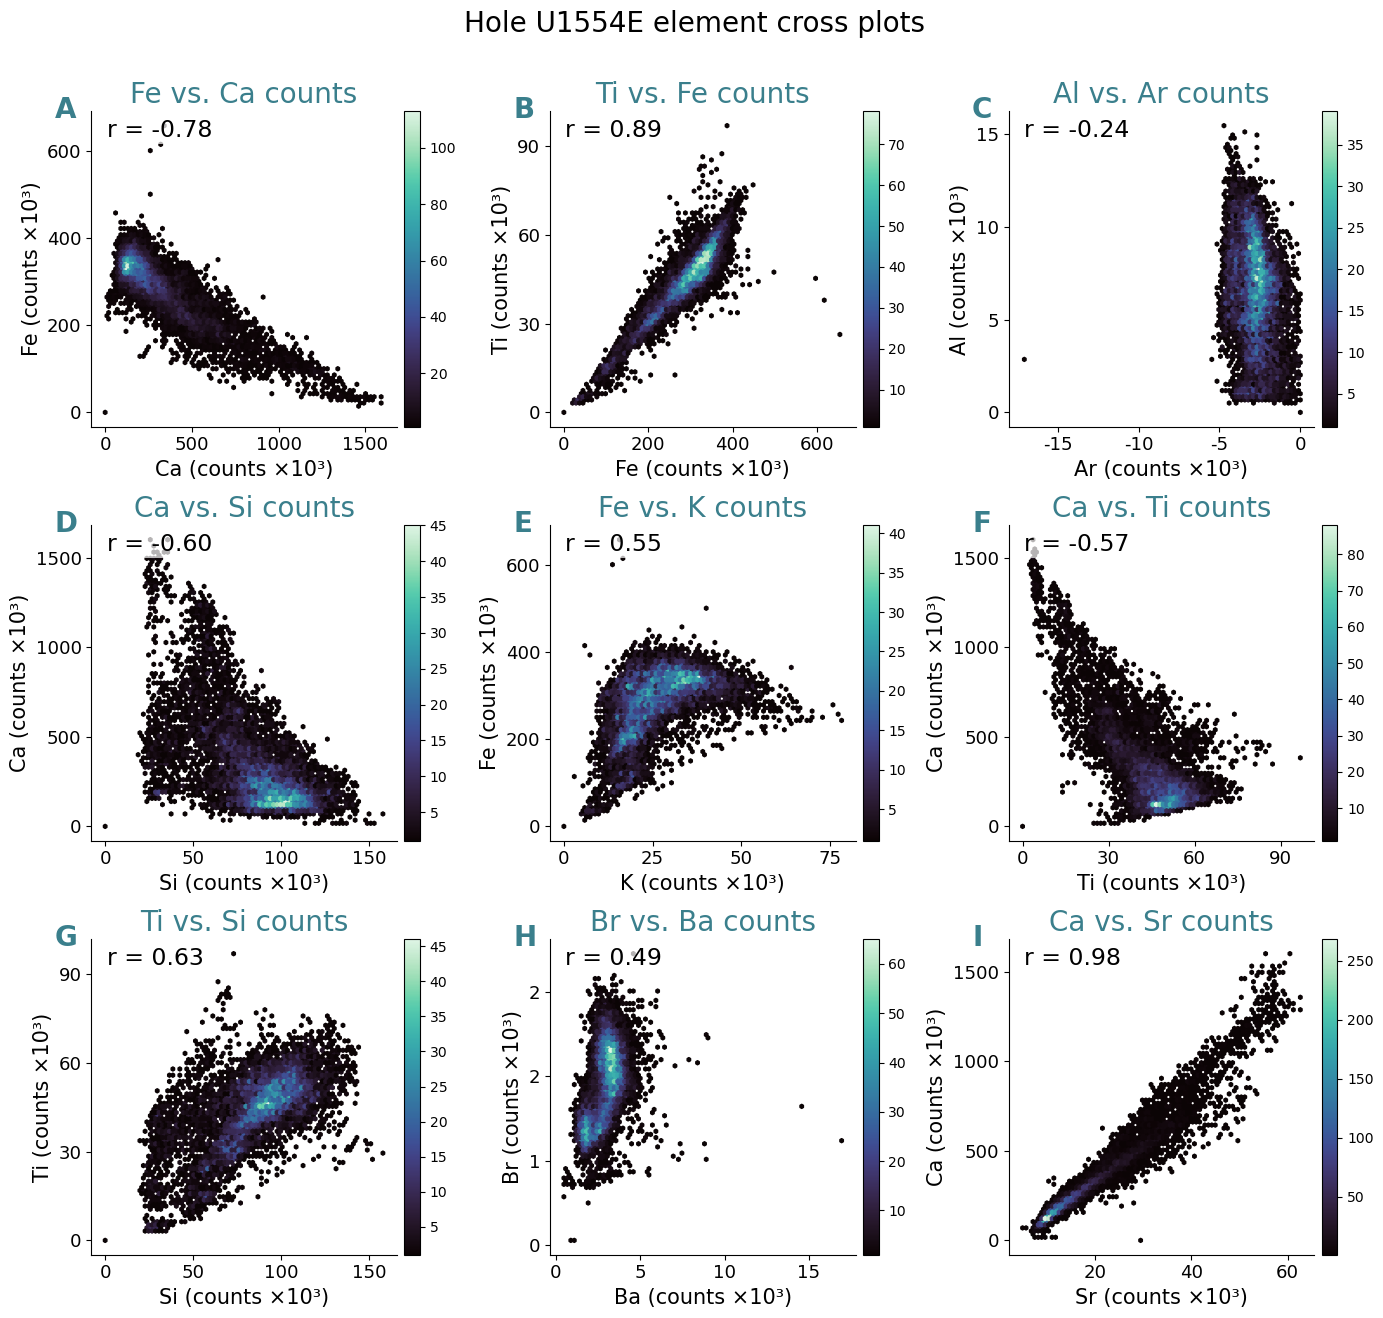
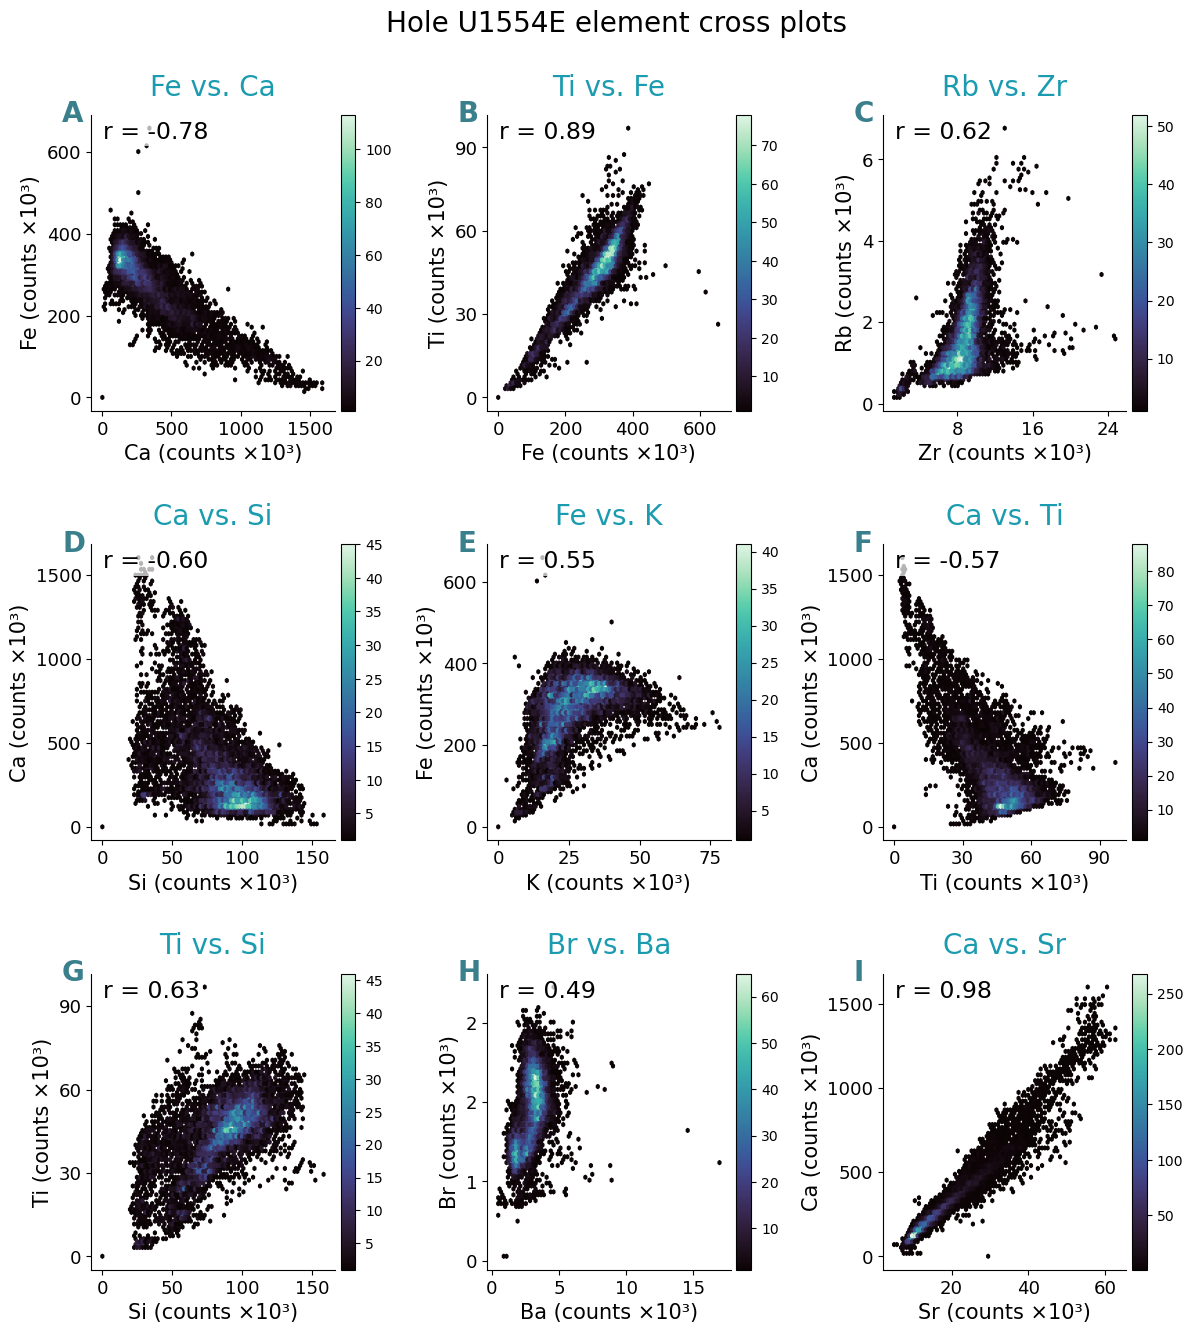
The notebook cell's code change between the first figure and the second:
--- before
+++ after
@@ -1,3 +1,3 @@
-fig, axes = plt.subplots(3, 3, figsize=(14, 13))
+fig, axes = plt.subplots(3, 3, figsize=(14, 15))
 axes = axes.flatten()
 for ax, (xvar, yvar) in zip(axes, pairs):
@@ -19,5 +19,6 @@
             bbox=dict(facecolor='white', edgecolor='none', alpha=0.7, pad=2))
     
-    ax.set_title(f'{yvar} vs. {xvar} counts', fontsize=20, color='#3a7f8c', pad=6)
+    title_color = '#1A9BAF'
+    ax.set_title(f'{yvar} vs. {xvar}', fontsize=20, color=title_color, pad=14)
     
     panel_label = chr(65 + list(axes).index(ax))
@@ -42,5 +43,5 @@
     ax.tick_params(labelsize=13)
 
-fig.suptitle('Hole U1554E element cross plots', fontsize=20, y=1.01)
-plt.tight_layout()
+fig.suptitle('Hole U1554E element cross plots', fontsize=20, y=0.95)
+plt.subplots_adjust(hspace=0.45, wspace=0.35)
 plt.show()

Commit: updated cross-plot figure to have heat map